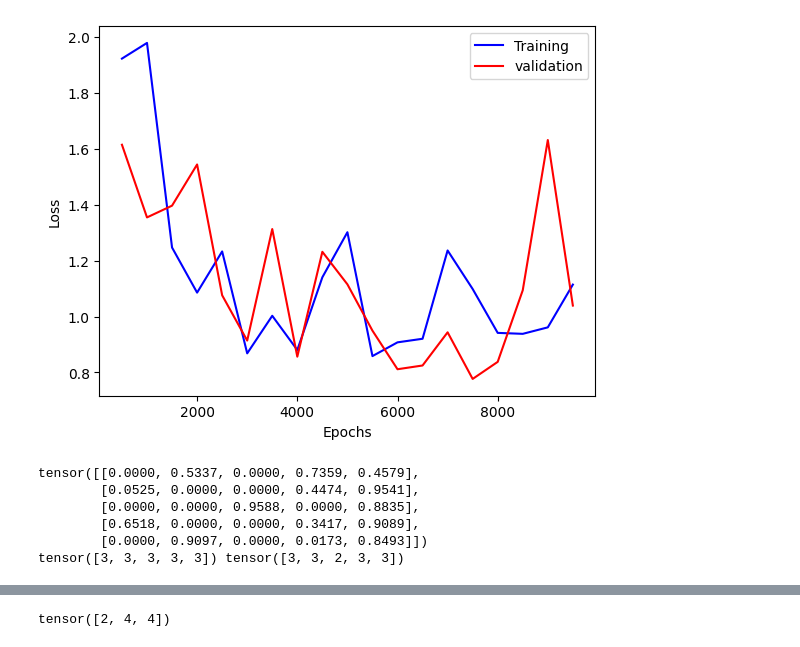
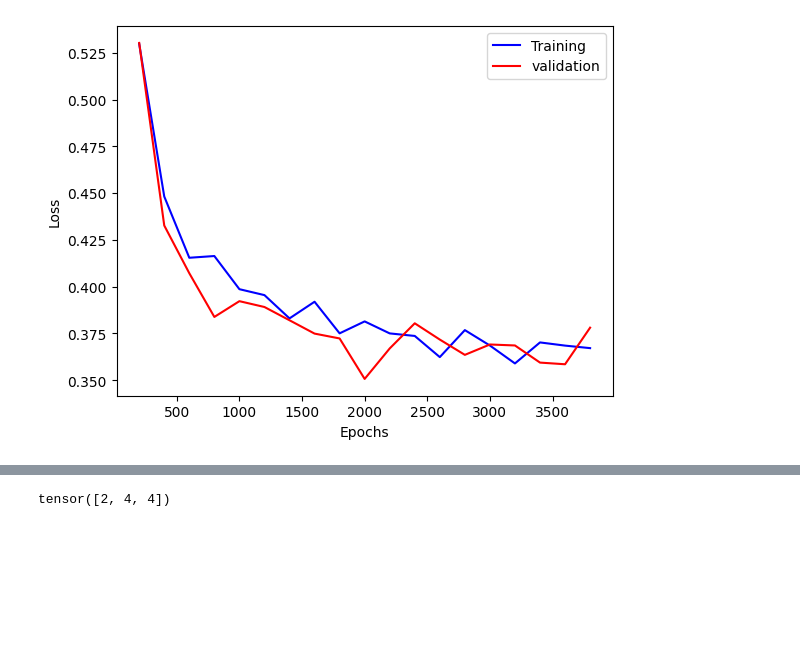
Before and after one commit to pavanyellow/toy-counter-model, a Jupyter notebook: train.ipynb, the cells around one changed output, grey strips where cells are left out. Drawn from its saved outputs; the diff is of its cells as text; code cells hidden in the pictures; blank space fills up the shorter version.

```diff
--- a/train.ipynb
+++ b/train.ipynb
@@ -13,11 +13,11 @@ torch.manual_seed(10)
 
 
 
-input_size = 5
-learning_rate = 0.001
-max_iters = 10000
-dataset_size = 1024*32
-batch_size = 8
+input_size = 2
+learning_rate = 0.01
+max_iters = 4000
+dataset_size = 1024*4
+batch_size = dataset_size
 
 
 iters = []
@@ -47,12 +47,12 @@ DEVICE = torch.device('cpu')
 class Config:
     input_size : int
     hidden_size : int = 2
-    layers : int = 1
+    layers : int = 2
 
 class Two_Two(nn.Module):
     def __init__(self, hidden_size) -> None:
         super().__init__()
-        self.layers = nn.Sequential(nn.Linear(hidden_size,hidden_size), nn.ReLU(), nn.Linear(hidden_size,hidden_size) )
+        self.layers = nn.Sequential(nn.Linear(hidden_size,hidden_size), nn.Linear(hidden_size,hidden_size) )
 
     def forward(self, idx):
         return self.layers(idx)
@@ -63,7 +63,7 @@ class Model(nn.Module):
         self.config = config
         self.layers = nn.Sequential(
                         nn.Linear(config.input_size, config.hidden_size),
-                        *[Two_Two(config.hidden_size) for i in range(config.layers)],
+                        #nn.ReLU(),
                         nn.Linear(config.hidden_size, config.input_size + 1),
                     )
 
@@ -77,8 +77,6 @@ class Model(nn.Module):
         return count, loss(count, active)
 
 
-
-
 training_dataset = torch.rand(dataset_size, input_size)
 validation_dataset = torch.rand(int(dataset_size/2), input_size)
 output = input
@@ -90,7 +88,7 @@ def get_accuracy():
     a= sample_data(split = 'val', batch_size= 1024)
     n = (model(a)[0].argmax(-1) == (a>0).sum(-1))
     print("val accuracy",n.sum()/a.shape[0])
-optimizer = torch.optim.Adam(model.parameters() , learning_rate, weight_decay= 1e-5)
+optimizer = torch.optim.Adam(model.parameters() , learning_rate, weight_decay= 1e-4)
 start_time = time.time()
 step_value = max_iters/20
 for i in range(1, max_iters):
@@ -145,12 +143 @@ Took 6.651551246643066s for 10000 epochs
-[figure, old version]
+[figure, new version]
-# %%
-a= sample_data()
-print(a[:5])
-print(model(a[:5])[0].argmax(-1), (a[:5]>0).sum(-1))
-# %% [output]
-tensor([[0.0000, 0.5337, 0.0000, 0.7359, 0.4579],
-        [0.0525, 0.0000, 0.0000, 0.4474, 0.9541],
-        [0.0000, 0.0000, 0.9588, 0.0000, 0.8835],
-        [0.6518, 0.0000, 0.0000, 0.3417, 0.9089],
-        [0.0000, 0.9097, 0.0000, 0.0173, 0.8493]])
-tensor([3, 3, 3, 3, 3]) tensor([3, 3, 2, 3, 3])
```
Also changed, not shown: parts of 7 cells of this notebook, 3 other files.
